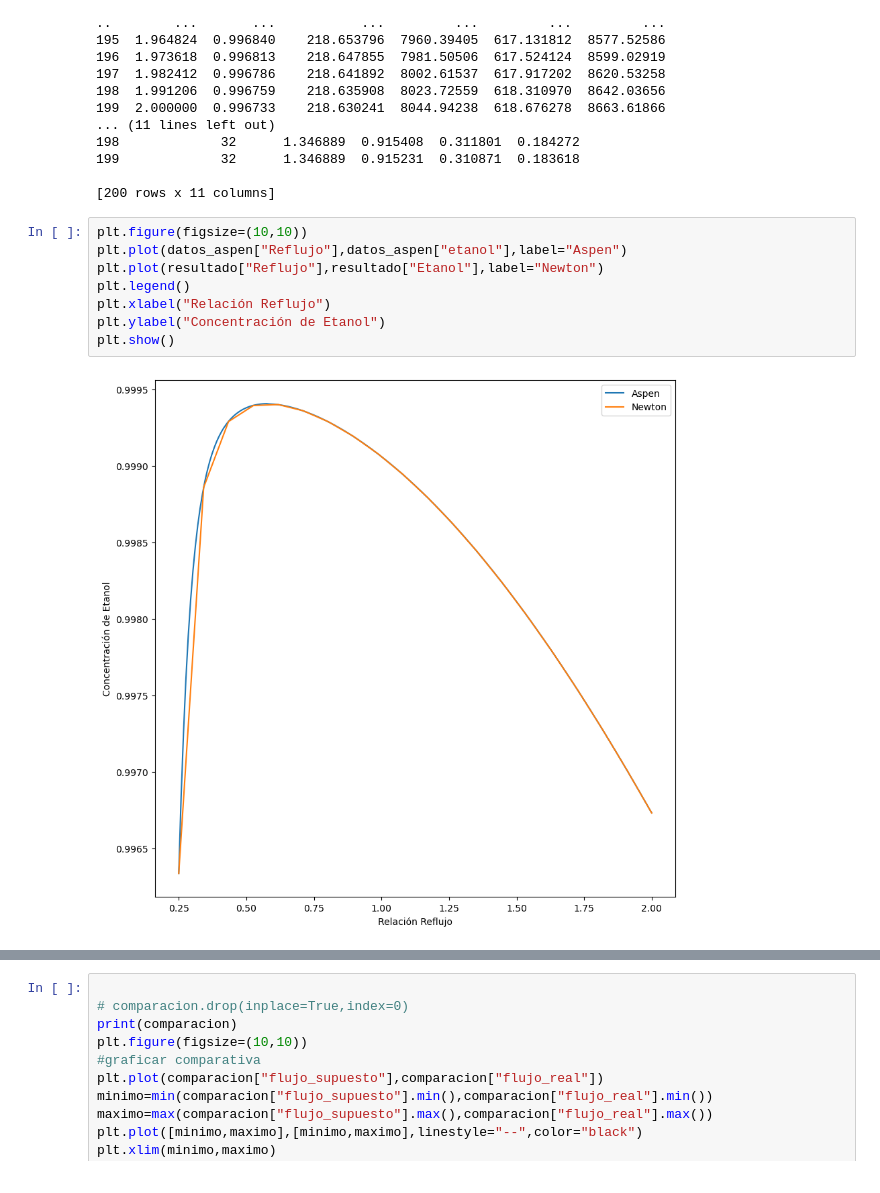
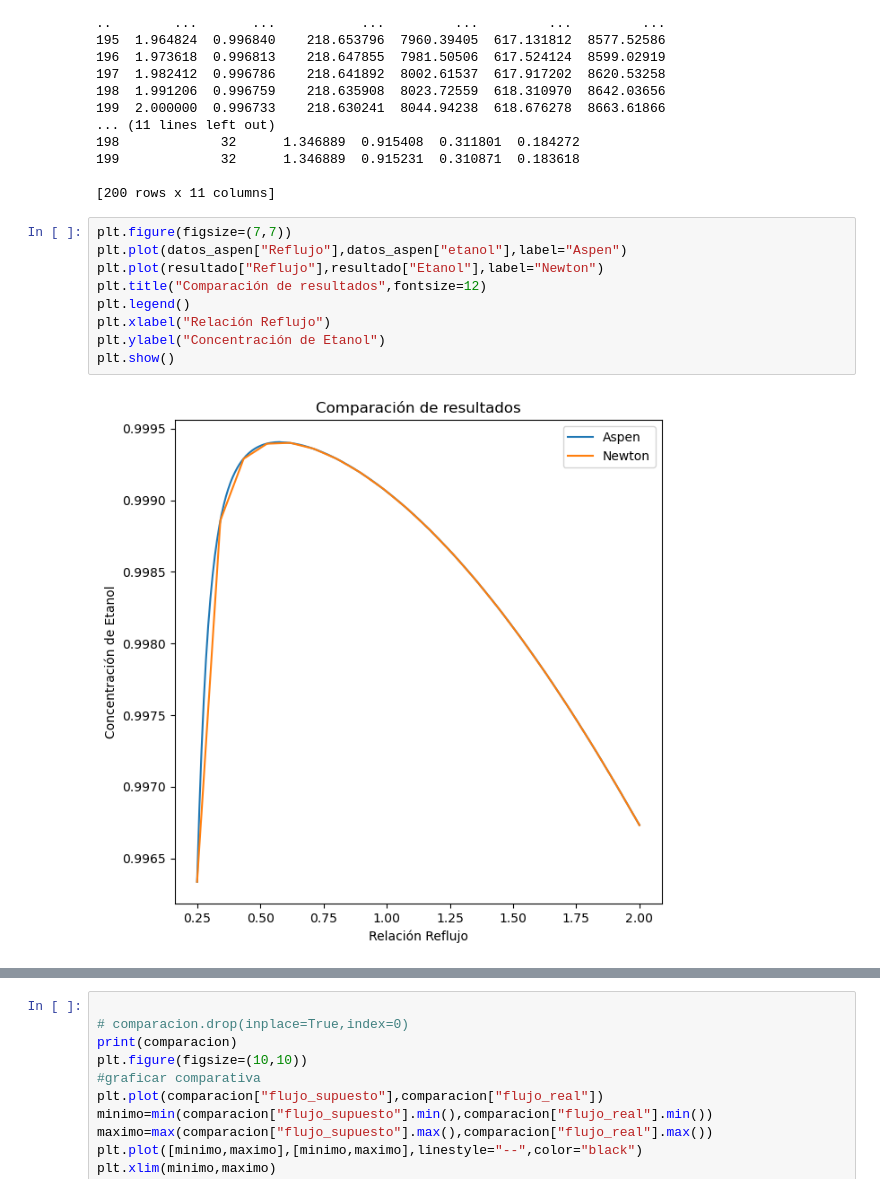
Before and after one commit to JohnLopez15/Tesis-metodo-continuacion, a Jupyter notebook: continuacion.ipynb, the cells around one changed output, grey strips where cells are left out. Cells and saved outputs as stored; diff of their text form.

```diff
--- a/continuacion.ipynb
+++ b/continuacion.ipynb
@@ -285,12 +285,13 @@ print(datos_aspen)
 
 [200 rows x 11 columns]
 # %%
-plt.figure(figsize=(10,10))
+plt.figure(figsize=(7,7))
 plt.plot(datos_aspen["Reflujo"],datos_aspen["etanol"],label="Aspen")
 plt.plot(resultado["Reflujo"],resultado["Etanol"],label="Newton")
+plt.title("Comparación de resultados",fontsize=12)
 plt.legend()
 plt.xlabel("Relación Reflujo")
 plt.ylabel("Concentración de Etanol")
 plt.show()
 # %% [output]
-[figure, old version]
+[figure, new version]
```
Also changed, not shown: parts of 2 cells of this notebook.
